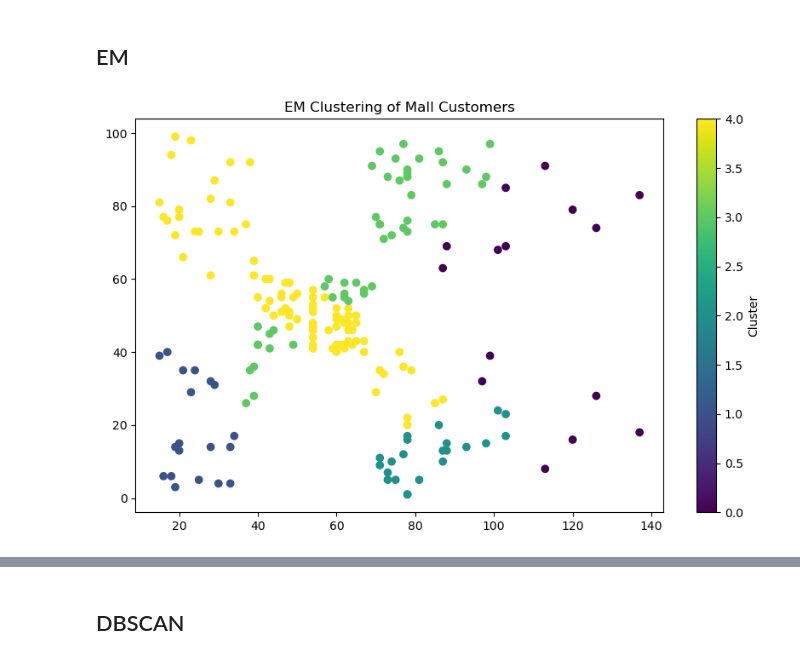
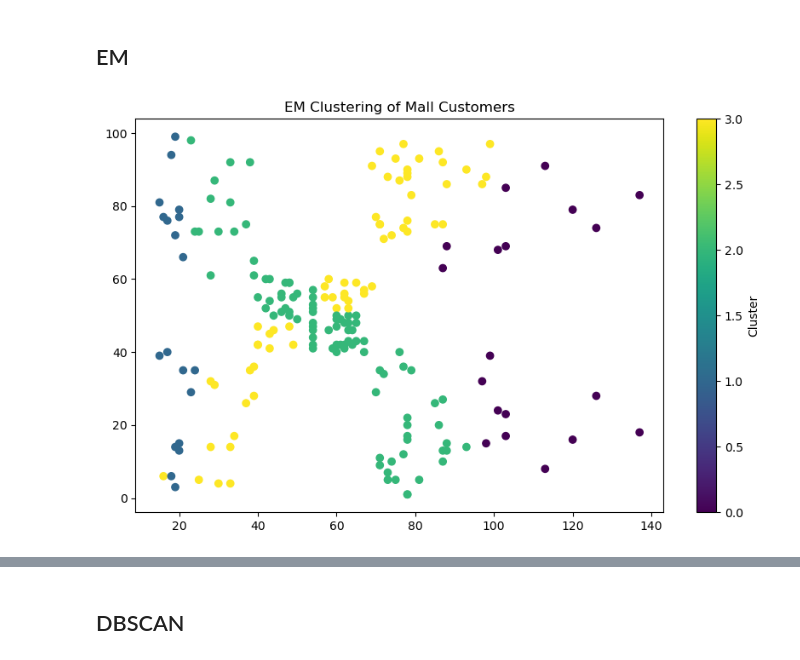
Before and after one commit to sanchous1000/fall-24, a Jupyter notebook: students/mt-desta/lab1/source/run.ipynb, the cells around one changed output, grey strips where cells are left out. Cells and saved outputs as stored; diff of their text form; code cells hidden in the pictures.

```diff
--- a/students/mt-desta/lab1/source/run.ipynb
+++ b/students/mt-desta/lab1/source/run.ipynb
@@ -47,21 +95,21 @@ plot_dendro(df1,df2)
 ## EM
 # %%
 #first dataset
-em1 = my_GaussianMixtureEM(n_components=5)
+em1 = my_GaussianMixtureEM(n_components=4)
 em1.fit(df1)
 
 clusters_1 = em1.fit_predict(df1.values)
 df1['Cluster'] = clusters_1
 
 # Visualize the results for first dataset
 plt.figure(figsize=(10, 6))
 scatter = plt.scatter(df1['Annual Income (k$)'], df1['Spending Score (1-100)'], c=df1['Cluster'])
 plt.title('EM Clustering of Mall Customers')
 plt.colorbar(scatter, label='Cluster')
 
 
 plt.show()
 # %% [output]
-[figure, old version]
+[figure, new version]
 # %%
 #second dataset
```
Also changed, not shown: parts of 21 cells of this notebook, 11 other files.
